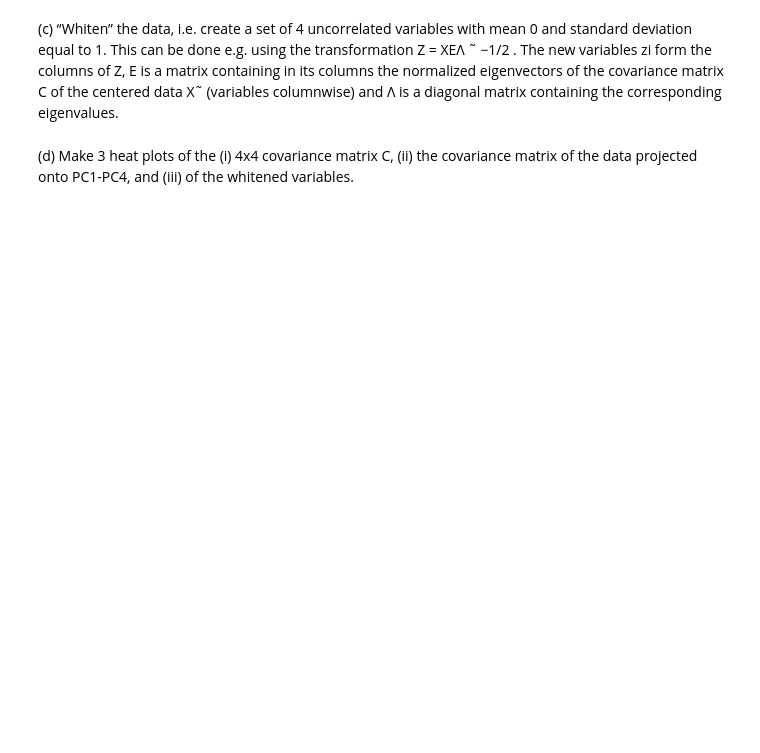
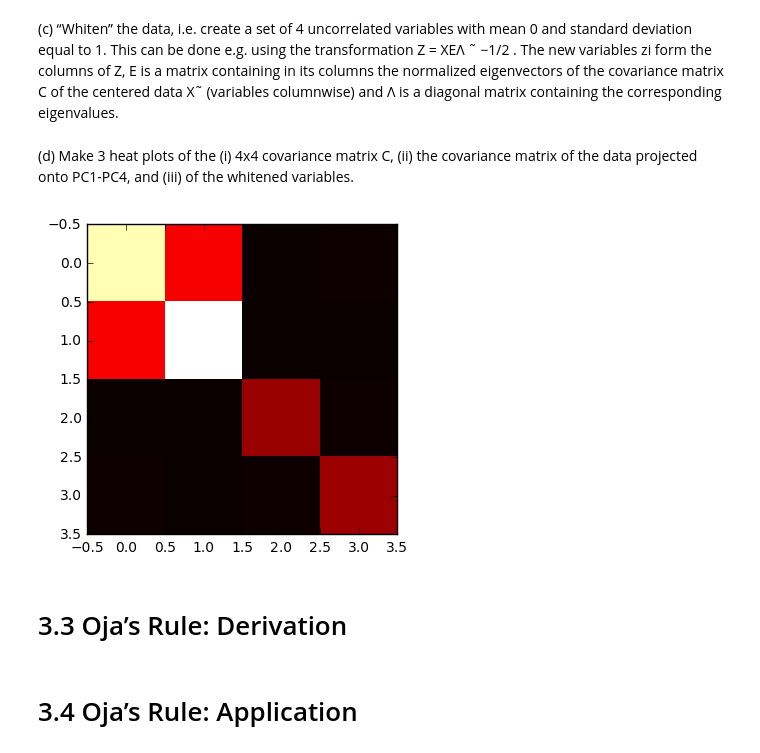
Before and after one commit to muellerfelix/mi-2, a Jupyter notebook: hw-3/Exercise3.ipynb, the cells around one changed output. Cells and saved outputs as stored; diff of their text form; code cells hidden in the pictures; blank space fills up the shorter version.

```diff
--- a/hw-3/Exercise3.ipynb
+++ b/hw-3/Exercise3.ipynb
@@ -65,3 +85,9 @@ and Λ is a diagonal matrix containing the corresponding eigenvalues.
 # %% [markdown]
 (d) Make 3 heat plots of the (i) 4x4 covariance matrix C, (ii) the covariance matrix of the data
 projected onto PC1-PC4, and (iii) of the whitened variables.
+# %%
+C=np.cov(centered.T)
+plt.imshow(C, cmap='hot', interpolation='nearest')
+plt.show()
+# %% [output]
+[figure, added]
@@ -67,0 +96,4 @@ projected onto PC1-PC4, and (iii) of the whitened variables.
+# %% [markdown]
+# 3.3 Oja’s Rule: Derivation
+# %% [markdown]
+# 3.4 Oja’s Rule: Application
```
Also changed, not shown: parts of 5 cells of this notebook.
